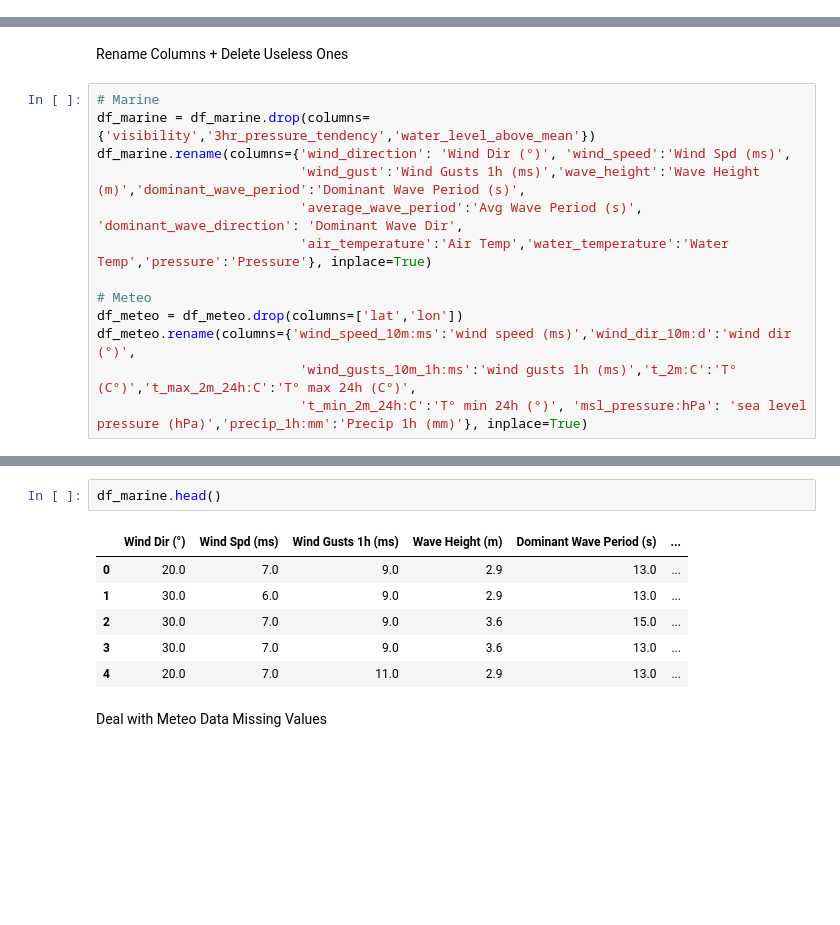
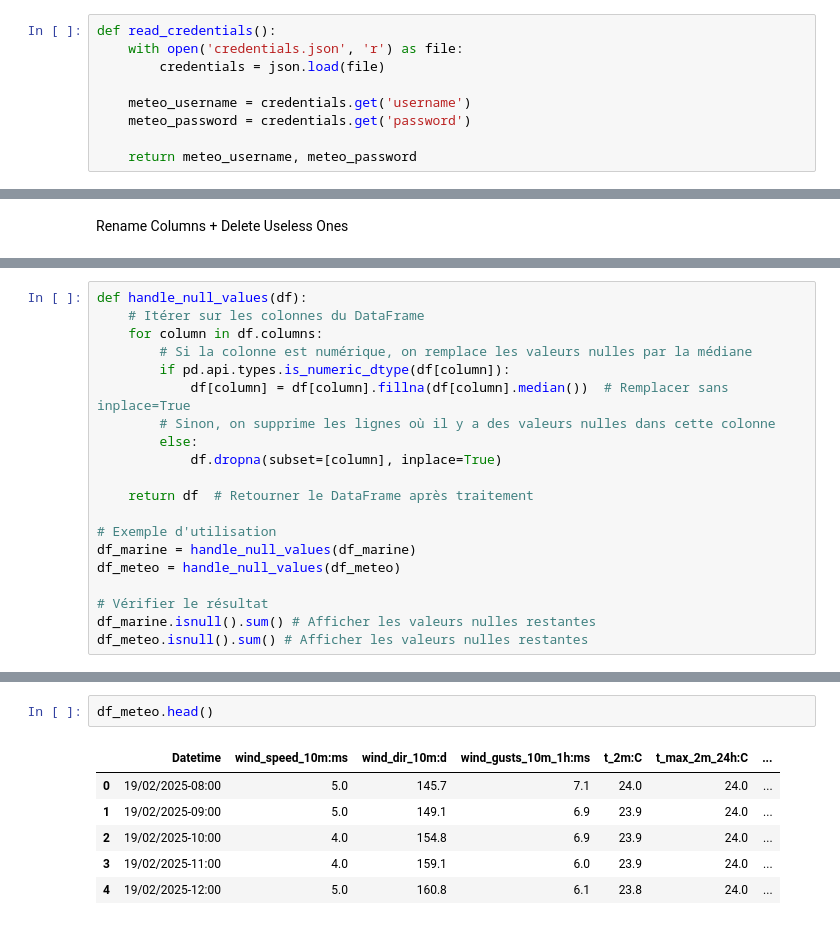
Before and after one commit to flosrv/Mes-Projets, a Jupyter notebook: Oceanography-Project-WIP/getDataFromApi.ipynb, the cells around one changed output, grey strips where cells are left out. Drawn from its saved outputs; the diff is of its cells as text; blank space fills up the shorter version.

```diff
--- a/Oceanography-Project-WIP/getDataFromApi.ipynb
+++ b/Oceanography-Project-WIP/getDataFromApi.ipynb
@@ -450,0 +139,9 @@ Index(['lat', 'lon', 'wind_speed_10m:ms', 'wind_dir_10m:d',
+# %%
+def read_credentials():
+    with open('credentials.json', 'r') as file:
+        credentials = json.load(file)
+
+    meteo_username = credentials.get('username')
+    meteo_password = credentials.get('password')
+
+    return meteo_username, meteo_password
@@ -460,15 +216,2 @@ df_marine.head()
 # %% [markdown]
 Rename Columns + Delete Useless Ones
-# %%
-# Marine
-df_marine = df_marine.drop(columns={'visibility','3hr_pressure_tendency','water_level_above_mean'})
-df_marine.rename(columns={'wind_direction': 'Wind Dir (°)', 'wind_speed':'Wind Spd (ms)',
-                          'wind_gust':'Wind Gusts 1h (ms)','wave_height':'Wave Height (m)','dominant_wave_period':'Dominant Wave Period (s)',
-                          'average_wave_period':'Avg Wave Period (s)', 'dominant_wave_direction': 'Dominant Wave Dir',
-                          'air_temperature':'Air Temp','water_temperature':'Water Temp','pressure':'Pressure'}, inplace=True)
-
-# Meteo
-df_meteo = df_meteo.drop(columns=['lat','lon'])
-df_meteo.rename(columns={'wind_speed_10m:ms':'wind speed (ms)','wind_dir_10m:d':'wind dir (°)',
-                          'wind_gusts_10m_1h:ms':'wind gusts 1h (ms)','t_2m:C':'T° (C°)','t_max_2m_24h:C':'T° max 24h (C°)',
-                          't_min_2m_24h:C':'T° min 24h (°)', 'msl_pressure:hPa': 'sea level pressure (hPa)','precip_1h:mm':'Precip 1h (mm)'}, inplace=True)
@@ -518,0 +290,20 @@ Datetime: 0
+# %%
+def handle_null_values(df):
+    # Itérer sur les colonnes du DataFrame
+    for column in df.columns:
+        # Si la colonne est numérique, on remplace les valeurs nulles par la médiane
+        if pd.api.types.is_numeric_dtype(df[column]):
+            df[column] = df[column].fillna(df[column].median())  # Remplacer sans inplace=True
+        # Sinon, on supprime les lignes où il y a des valeurs nulles dans cette colonne
+        else:
+            df.dropna(subset=[column], inplace=True)
+
+    return df  # Retourner le DataFrame après traitement
+
+# Exemple d'utilisation
+df_marine = handle_null_values(df_marine)
+df_meteo = handle_null_values(df_meteo)
+
+# Vérifier le résultat
+df_marine.isnull().sum() # Afficher les valeurs nulles restantes
+df_meteo.isnull().sum() # Afficher les valeurs nulles restantes
@@ -519,11 +321,9 @@ Datetime: 0
 # %%
-df_marine.head()
+df_meteo.head()
 # %% [output]
-|  | Wind Dir (°) | Wind Spd (ms) | Wind Gusts 1h (ms) | Wave Height (m) | Dominant Wave Period (s) | ... |
-| 0 | 20.0 | 7.0 | 9.0 | 2.9 | 13.0 | ... |
-| 1 | 30.0 | 6.0 | 9.0 | 2.9 | 13.0 | ... |
-| 2 | 30.0 | 7.0 | 9.0 | 3.6 | 15.0 | ... |
-| 3 | 30.0 | 7.0 | 9.0 | 3.6 | 13.0 | ... |
-| 4 | 20.0 | 7.0 | 11.0 | 2.9 | 13.0 | ... |
+|  | Datetime | wind_speed_10m:ms | wind_dir_10m:d | wind_gusts_10m_1h:ms | t_2m:C | t_max_2m_24h:C | ... |
+| 0 | 19/02/2025-08:00 | 5.0 | 145.7 | 7.1 | 24.0 | 24.0 | ... |
+| 1 | 19/02/2025-09:00 | 5.0 | 149.1 | 6.9 | 23.9 | 24.0 | ... |
+| 2 | 19/02/2025-10:00 | 4.0 | 154.8 | 6.9 | 23.9 | 24.0 | ... |
+| 3 | 19/02/2025-11:00 | 4.0 | 159.1 | 6.0 | 23.9 | 24.0 | ... |
+| 4 | 19/02/2025-12:00 | 5.0 | 160.8 | 6.1 | 23.8 | 24.0 | ... |
-# %% [markdown]
-Deal with Meteo Data Missing Values
```
Also changed, not shown: parts of 62 cells of this notebook, 9 other files.
